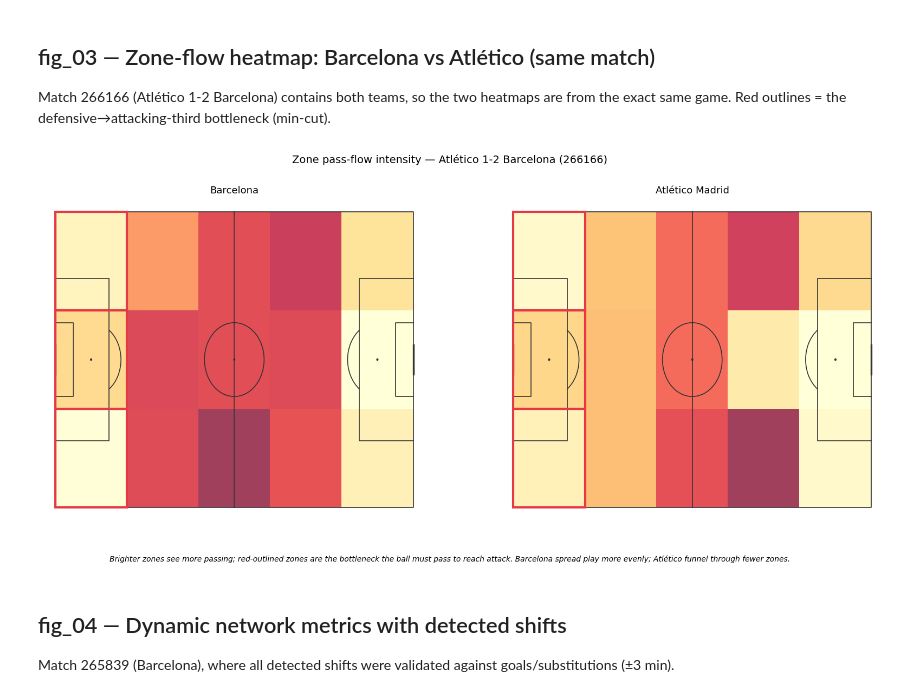
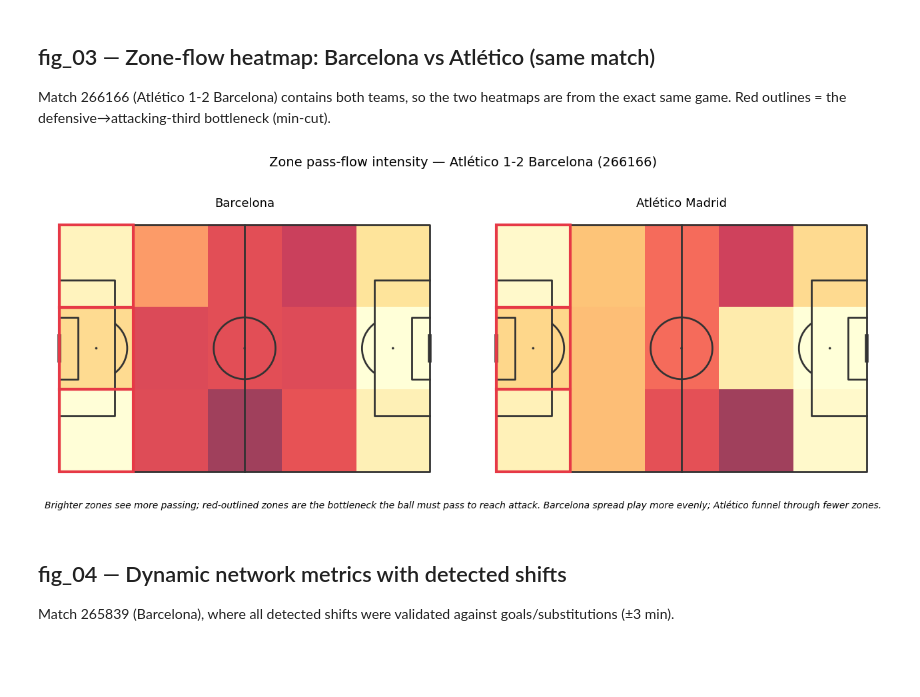
Before and after one commit to nraptisss/Football-as-a-Communication-Network, a Jupyter notebook: notebooks/05_visualisations.ipynb, the cells around one changed output. Drawn from its saved outputs; the diff is of its cells as text; code cells hidden in the pictures; blank space fills up the shorter version.

Commit message:
fix: phase 5 — landscape zone-flow heatmap (mplsoccer aspect)

```diff
--- a/notebooks/05_visualisations.ipynb
+++ b/notebooks/05_visualisations.ipynb
@@ -55,23 +55,24 @@ Match 266166 (Atlético 1-2 Barcelona) contains both teams, so the two heatmaps
 # %%
 p2 = load_pass_events(266166)
 zg_barca = build_zone_graph(p2, 'Barcelona')
 zg_atleti = build_zone_graph(p2, 'Atlético Madrid')
 from mplsoccer import Pitch
-fig, axes = plt.subplots(1, 2, figsize=(20, 8))
+# Let mplsoccer create the figure+axes so the pitches stay landscape.
+pitch = Pitch(pitch_type='statsbomb', pitch_color='white', line_color='#333333')
+fig, axes = pitch.draw(nrows=1, ncols=2, figsize=(16, 5))
 viz.plot_zone_flow_heatmap(zg_barca, ax=axes[0], title='Barcelona')
 viz.plot_zone_flow_heatmap(zg_atleti, ax=axes[1], title='Atlético Madrid')
 fig.suptitle('Zone pass-flow intensity — Atlético 1-2 Barcelona (266166)',
-             fontsize=14)
-fig.text(0.5, 0.04, 'Brighter zones see more passing; red-outlined '
+             fontsize=14, y=1.02)
+fig.text(0.5, -0.04, 'Brighter zones see more passing; red-outlined '
          'zones are the bottleneck the ball must pass to reach attack. '
          'Barcelona spread play more evenly; Atlético funnel through fewer zones.',
          ha='center', style='italic', fontsize=10)
-fig.subplots_adjust(bottom=0.13)
 fig.savefig(fp('fig_03_zone_flow_heatmap.png'), dpi=300, bbox_inches='tight')
 fig.savefig(fp('fig_03_zone_flow_heatmap.svg'), bbox_inches='tight')
 plt.show()
 # %% [output]
-[figure, old version]
+[figure, new version]
 # %% [markdown]
 ## fig_04 — Dynamic network metrics with detected shifts
 
```
Also changed, not shown: parts of 1 cell of this notebook, 10 other files.
